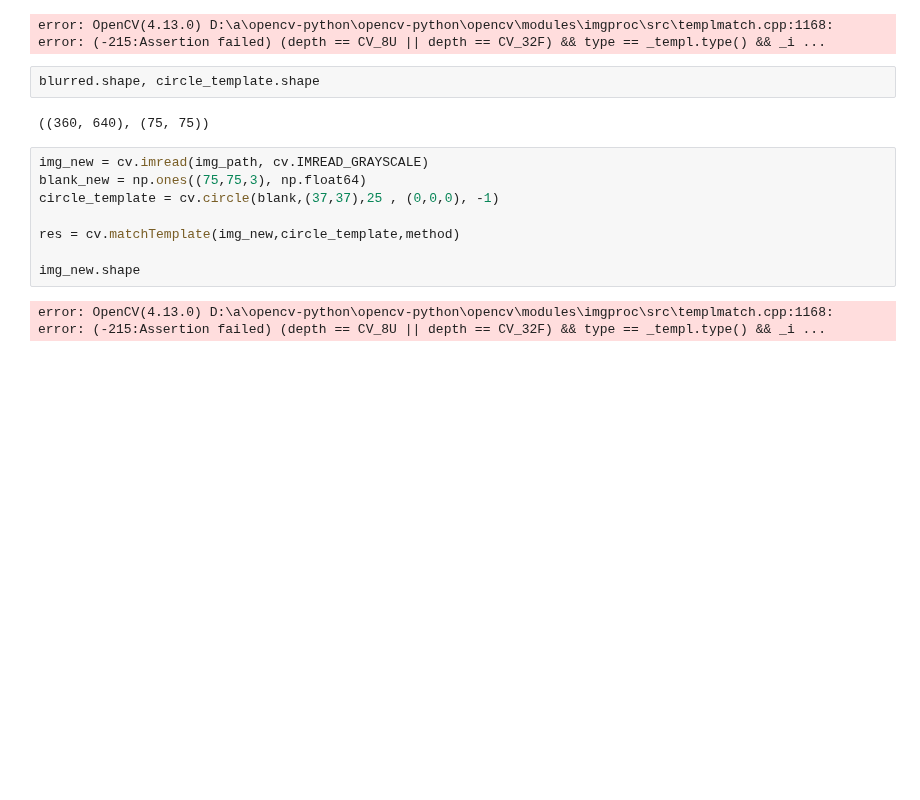
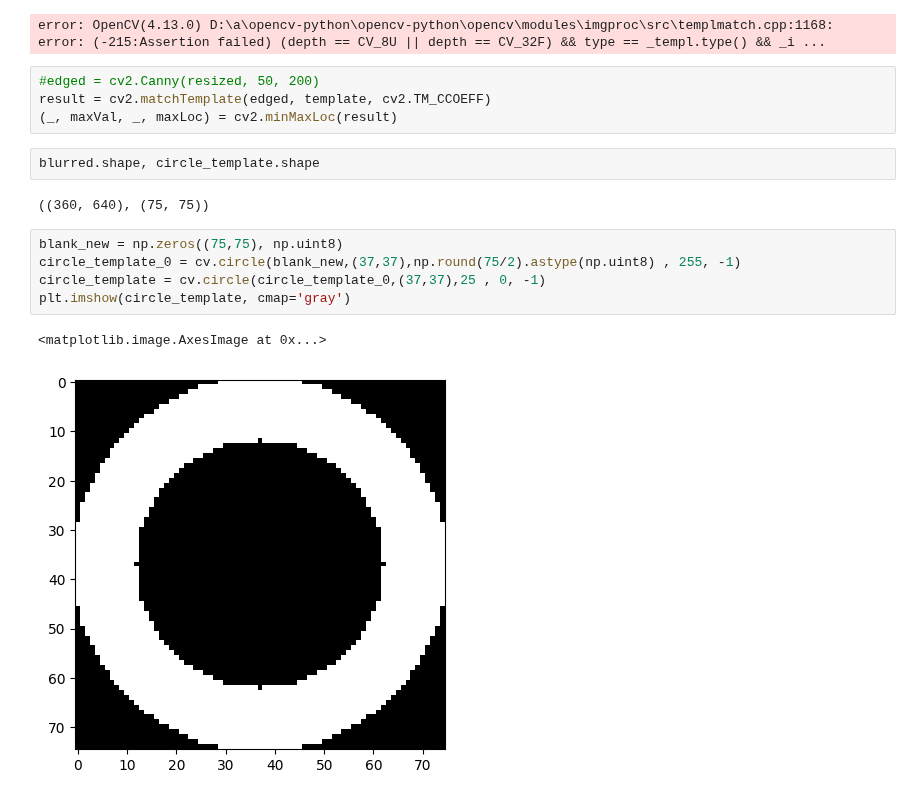
Before and after one commit to jclundy/aer1217_labs, a Jupyter notebook: lab3/lab3-notebook.ipynb, the cells around one changed output. Saved outputs shown, nothing was run; the diff lists cells and outputs as text; blank space fills up the shorter version.

```diff
--- a/lab3/lab3-notebook.ipynb
+++ b/lab3/lab3-notebook.ipynb
@@ -100,18 +112,20 @@ cv.rectangle(blurred,top_left, bottom_right, 255, 2)
 plt.imshow(blurred, cmap='gray')
 # %% [output]
 error: OpenCV(4.13.0) D:\a\opencv-python\opencv-python\opencv\modules\imgproc\src\templmatch.cpp:1168: error: (-215:Assertion failed) (depth == CV_8U || depth == CV_32F) && type == _templ.type() && _i ...
+# %%
+#edged = cv2.Canny(resized, 50, 200)
+result = cv2.matchTemplate(edged, template, cv2.TM_CCOEFF)
+(_, maxVal, _, maxLoc) = cv2.minMaxLoc(result)
 # %%
 blurred.shape, circle_template.shape
 # %% [output]
 ((360, 640), (75, 75))
 # %%
-img_new = cv.imread(img_path, cv.IMREAD_GRAYSCALE)
-blank_new = np.ones((75,75,3), np.float64)
-circle_template = cv.circle(blank,(37,37),25 , (0,0,0), -1)
-
-res = cv.matchTemplate(img_new,circle_template,method)
-
-img_new.shape
+blank_new = np.zeros((75,75), np.uint8)
+circle_template_0 = cv.circle(blank_new,(37,37),np.round(75/2).astype(np.uint8) , 255, -1)
+circle_template = cv.circle(circle_template_0,(37,37),25 , 0, -1)
+plt.imshow(circle_template, cmap='gray')
 # %% [output]
-error: OpenCV(4.13.0) D:\a\opencv-python\opencv-python\opencv\modules\imgproc\src\templmatch.cpp:1168: error: (-215:Assertion failed) (depth == CV_8U || depth == CV_32F) && type == _templ.type() && _i ...
+<matplotlib.image.AxesImage at 0x...>
+[figure, added]
 # %%
```
Also changed, not shown: parts of 6 cells of this notebook.
